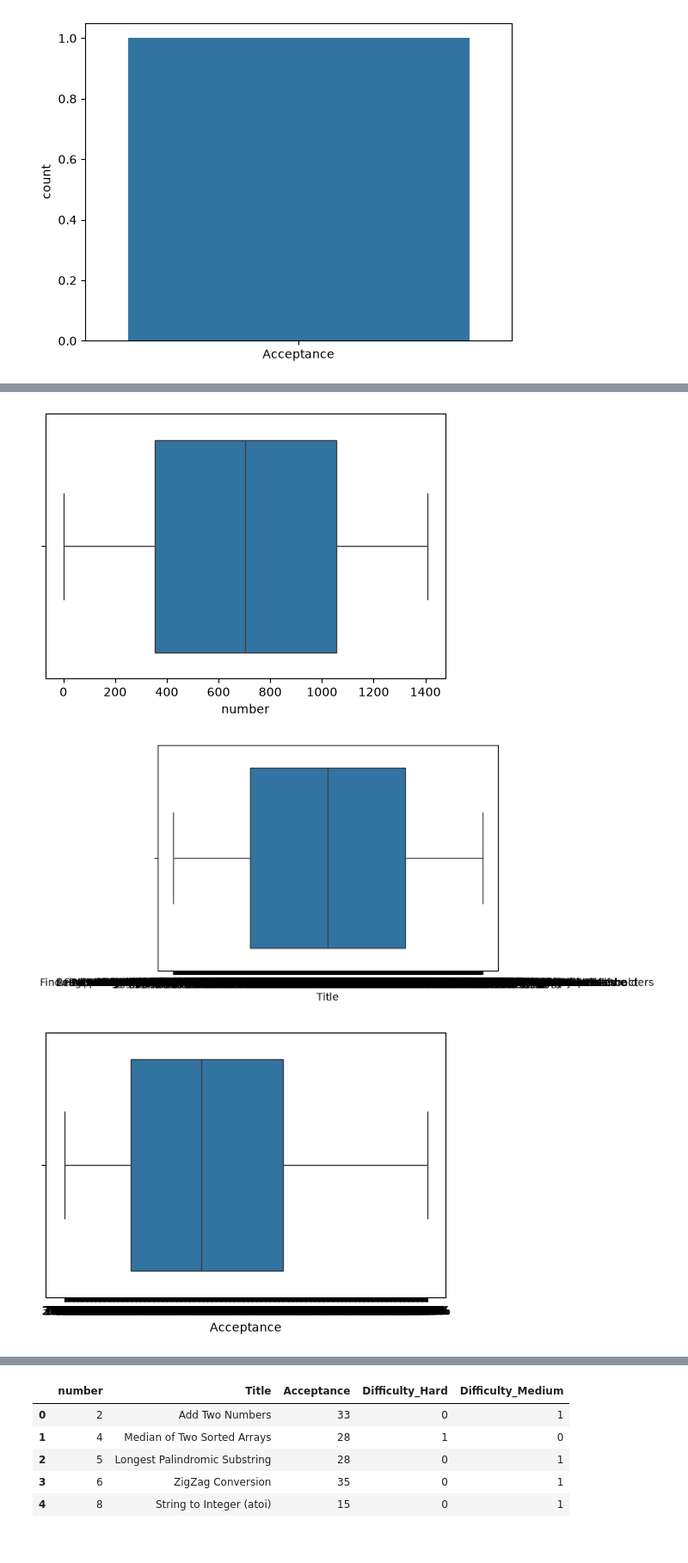
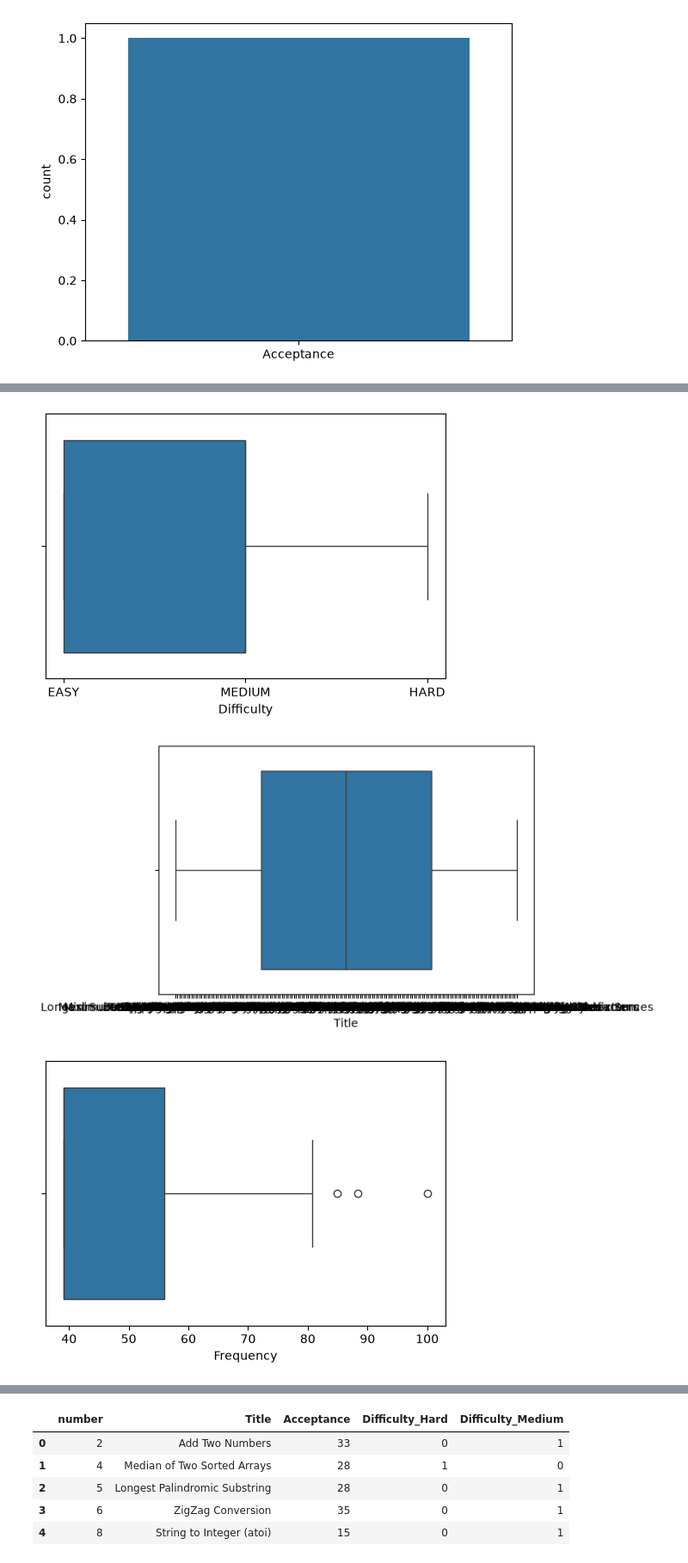
Before and after one commit to virajkale0603-maker/Leetcode_prediction, a Jupyter notebook: leetcode.ipynb, the cells around one changed output, grey strips where cells are left out. Shown at 86% size. Saved outputs shown, nothing was run; the diff lists cells and outputs as text; code cells hidden in the pictures.

```diff
--- a/leetcode.ipynb
+++ b/leetcode.ipynb
@@ -7,6 +7,6 @@ import warnings
 
 warnings.filterwarnings('ignore')
 # %%
-df = pd.read_csv("all-leetcode-questions.csv")
-df
+df = pd.read_csv("1. Thirty Days.csv")
+df.head()
 # %% [output]
@@ -68,5 +65,6 @@ Index(['#', 'Title', 'Acceptance', 'Difficulty'], dtype='str')
 # %%
-numeric_columns = ['#', 'Title', 'Acceptance', 'Difficulty']
+numeric_columns = ['Difficulty', 'Title', 'Frequency', 'Acceptance Rate', 'Link',
+       'Topics']
 for col in numeric_columns:
     plt.figure(figsize = (6,4))
     sns.histplot(df[col],kde = True , bins = 20)
@@ -85,10 +85,6 @@ sns.countplot(x = ['Acceptance'])
 # %% [output]
 <Axes: ylabel='count'>
 [figure]
-# %%
-df.rename(columns={
-    '#' :'number',
-                          },inplace = True)
 # %%
 df.head()
 # %% [output]
@@ -101,9 +97,10 @@ df.head()
 # %%
-numeric_columns1 = ['number', 'Title', 'Acceptance', 'Difficulty']
+numeric_columns1 = ['Difficulty', 'Title', 'Frequency', 'Acceptance Rate', 'Link',
+       'Topics']
 for col in numeric_columns1:
     plt.figure(figsize= (6,4))
     sns.boxplot(x = df[col])
 # %% [output]
-[figure, old version]
+[figure, new version]
-[figure, old version]
+[figure, new version]
-[figure, old version]
+[figure, new version]
```
Also changed, not shown: parts of 20 cells of this notebook.
